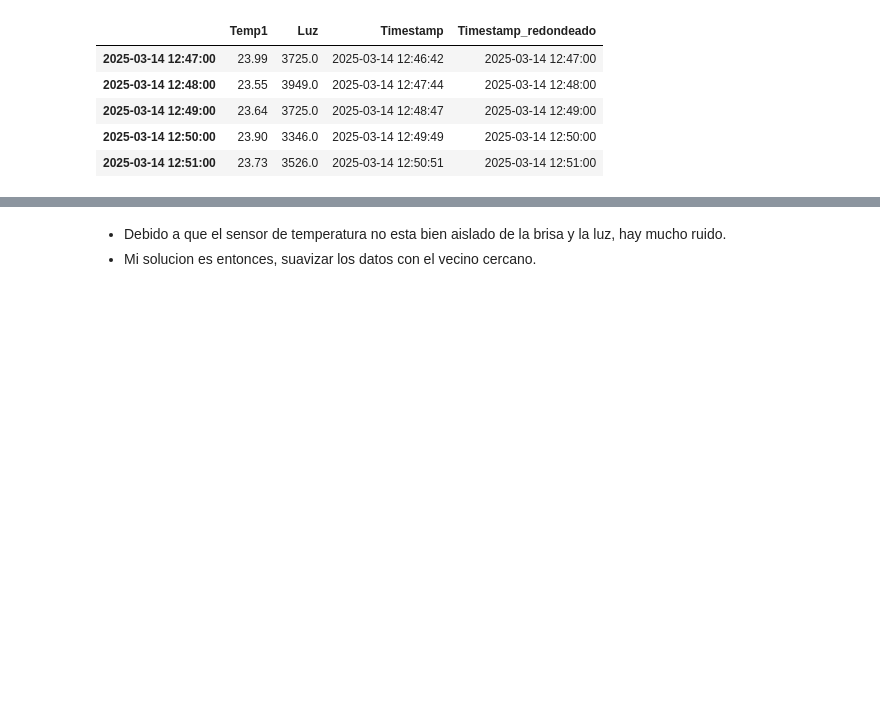
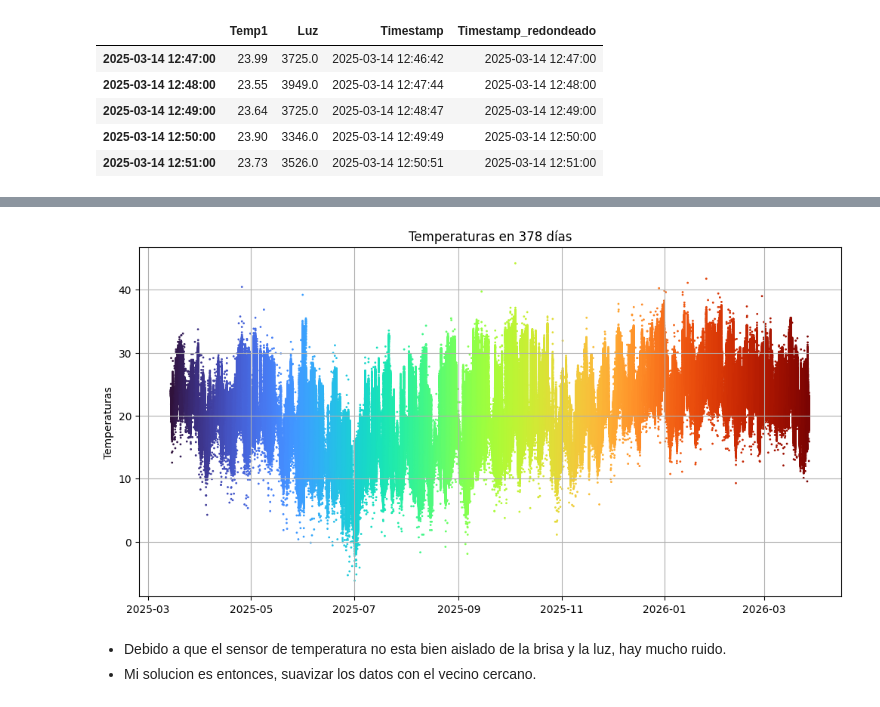
Before and after one commit to Juanchumu/ECO2, a Jupyter notebook: TP1/Eco2_tp1_final.ipynb, the cells around one changed output, grey strips where cells are left out. Drawn from its saved outputs; the diff is of its cells as text; code cells hidden in the pictures; blank space fills up the shorter version.

```diff
--- a/TP1/Eco2_tp1_final.ipynb
+++ b/TP1/Eco2_tp1_final.ipynb
@@ -223,3 +236,27 @@ plt.show()
+# %%
+# Extraer los días únicos como objetos datetime.date
+dias_unicos = pd.Series(datos_f.index.date).unique()
+
+# Crear un mapa de colores continuo
+#cmap = plt.cm.get_cmap('nipy_spectral', len(dias_unicos))  # puedes usar 'hsv', 'plasma', 'turbo', etc.
+cmap = plt.get_cmap('turbo', len(dias_unicos))  # puedes usar 'hsv', 'plasma', 'turbo', etc.
+
+# Asignar un color a cada día
+mapa_colores = {dia: cmap(i) for i, dia in enumerate(dias_unicos)}
+
+# Generar una lista de colores para cada punto según su fecha
+colores_por_punto = [mapa_colores[fecha.date()] for fecha in datos_f.index]
+
+# Graficar
+plt.figure(figsize=(12, 6))
+plt.scatter(x=datos_f.index, y=datos_f['Temp1'], s=1, c=colores_por_punto)
+plt.ylabel('Temperaturas')
+plt.title(f'Temperaturas en {time_up.days} días')
+plt.grid(True)
+plt.savefig('Boxplot_temperaturas.png', format='png')
+plt.show()
+# %% [output]
+[figure, added]
 # %% [markdown]
 * Debido a que el sensor de temperatura no esta bien aislado de la brisa y la luz, hay mucho ruido.
 * Mi solucion es entonces, suavizar los datos con el vecino cercano.
```
Also changed, not shown: parts of 16 cells of this notebook, 8 other files.
